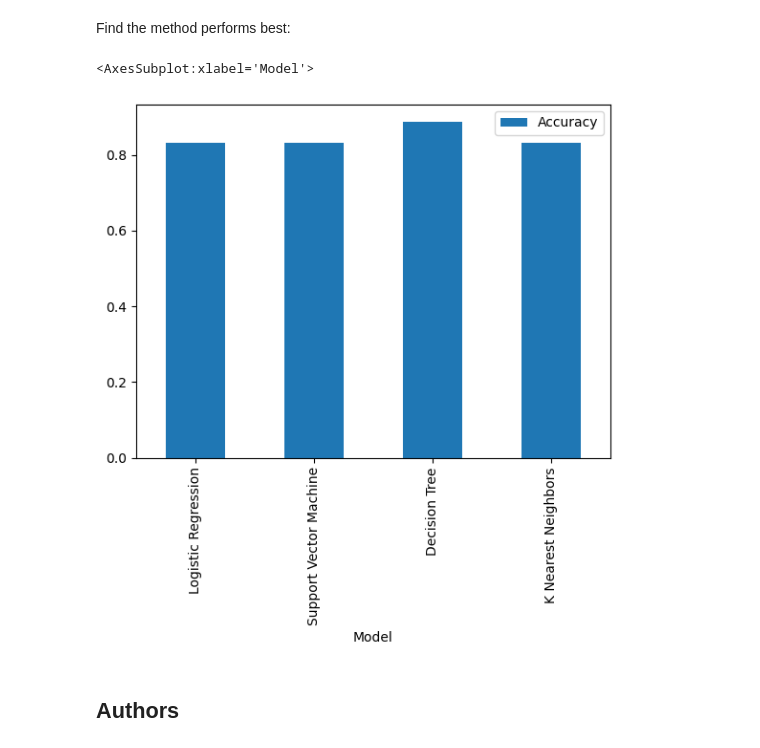
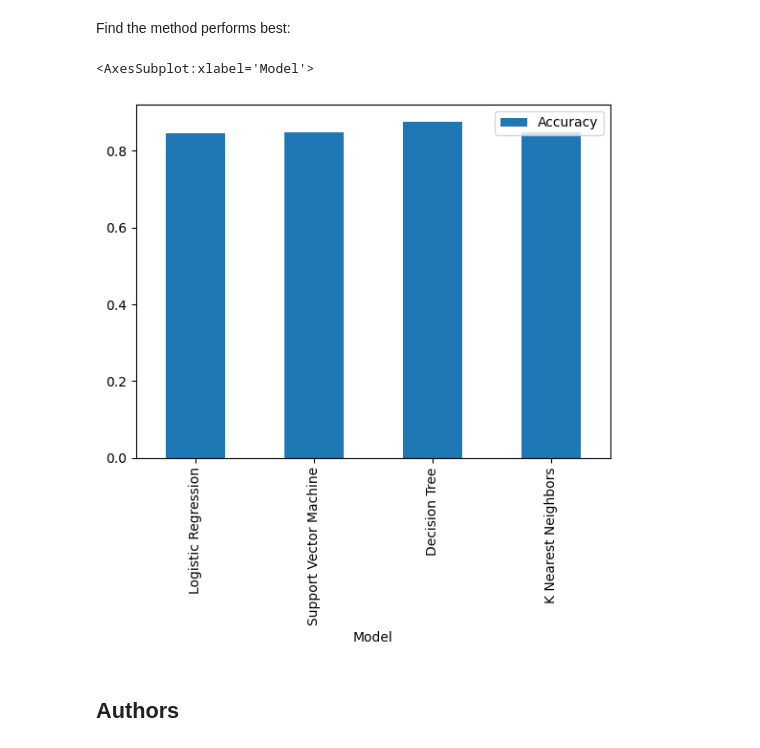
Before and after one commit to mharjomandi/IBM-Data-Science-Applied-Data-Science-Capstone-Presentation, a Jupyter notebook: SpaceX_Machine_Learning_Prediction_Part_5.jupyterlite.ipynb, the cells around one changed output. Saved outputs shown, nothing was run; the diff lists cells and outputs as text; code cells hidden in the pictures.

```diff
--- a/SpaceX_Machine_Learning_Prediction_Part_5.jupyterlite.ipynb
+++ b/SpaceX_Machine_Learning_Prediction_Part_5.jupyterlite.ipynb
@@ -396,12 +393,13 @@ plot_confusion_matrix(Y_test,yhat)
 Find the method performs best:
 # %%
 # Decision Tree
-perform_df = pd.DataFrame({'Model':['Logistic Regression', 'Support Vector Machine', 'Decision Tree','K Nearest Neighbors'], 'Accuracy':[0.8333333333333334, 0.8333333333333334, 0.8888888888888888, 0.8333333333333334]})
+perform_df = pd.DataFrame({'Model':['Logistic Regression', 'Support Vector Machine', 'Decision Tree','K Nearest Neighbors'],
+                           'Accuracy':[logreg_cv.best_score_, svm_cv.best_score_, tree_cv.best_score_, knn_cv.best_score_]})
 pp = perform_df.plot.bar(x='Model', y='Accuracy', rot=90)
 pp
 # %% [output]
 <AxesSubplot:xlabel='Model'>
-[figure, old version]
+[figure, new version]
 # %% [markdown]
 ## Authors
 # %% [markdown]
```
Also changed, not shown: parts of 11 cells of this notebook.
